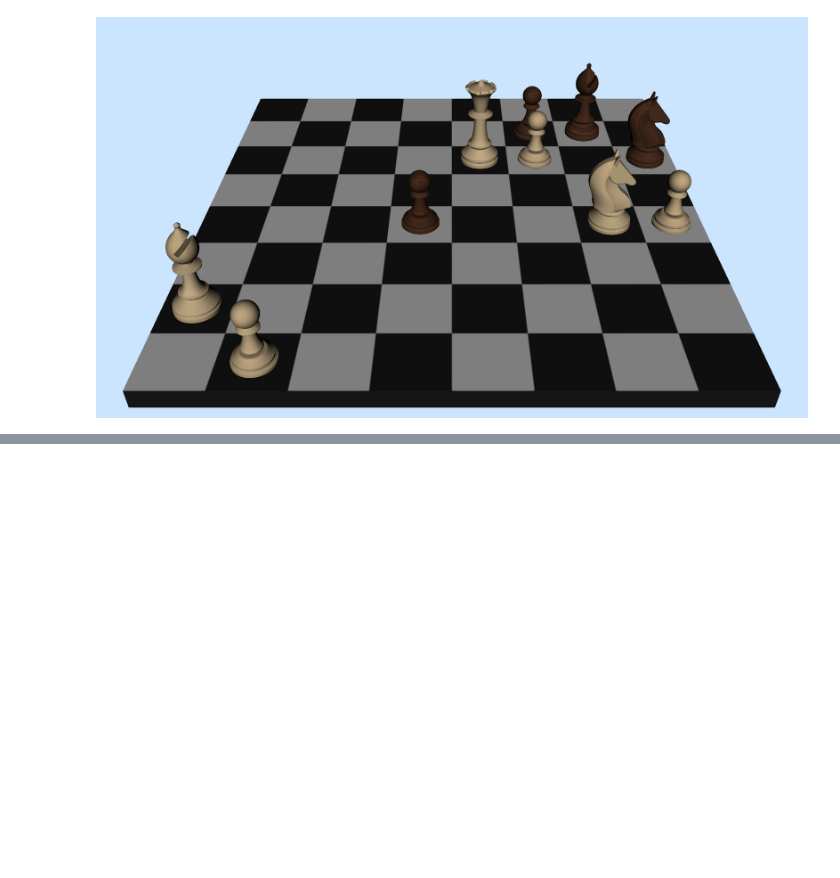
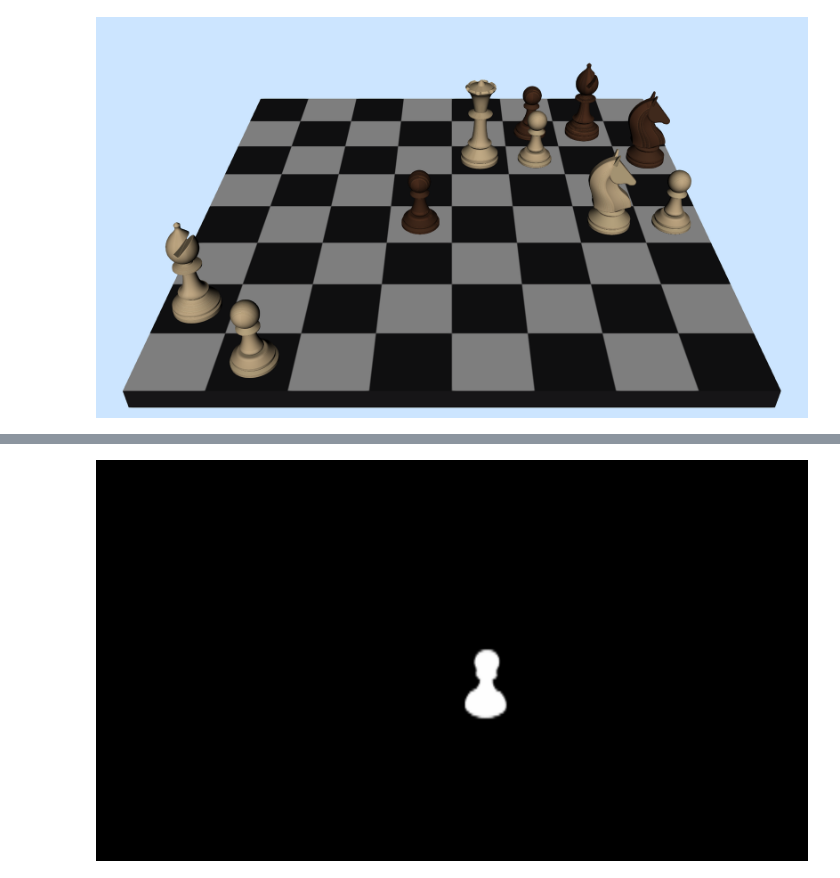
Before and after one commit to elchun/ChessBot, a Jupyter notebook: src/train.ipynb, the cells around one changed output, grey strips where cells are left out. Drawn from its saved outputs; the diff is of its cells as text; code cells hidden in the pictures; blank space fills up the shorter version.

```diff
--- a/src/train.ipynb
+++ b/src/train.ipynb
@@ -218,19 +197,19 @@ dataset_test = torch.utils.data.Subset(dataset_test, indices[-50:])
 
 # Multiprocessing doesn't work in ipynb on mac... might work with cuda tho
 # define training and validation data loaders
+data_loader = torch.utils.data.DataLoader(
+    dataset, batch_size=2, shuffle=True, num_workers=4,
+    collate_fn=utils.collate_fn)
 # data_loader = torch.utils.data.DataLoader(
-#     dataset, batch_size=2, shuffle=True, num_workers=4,
+#     dataset, batch_size=2, shuffle=True, num_workers=0,
 #     collate_fn=utils.collate_fn)
-data_loader = torch.utils.data.DataLoader(
-    dataset, batch_size=2, shuffle=True, num_workers=0,
+
+data_loader_test = torch.utils.data.DataLoader(
+    dataset_test, batch_size=1, shuffle=False, num_workers=4,
     collate_fn=utils.collate_fn)
-
 # data_loader_test = torch.utils.data.DataLoader(
-#     dataset_test, batch_size=1, shuffle=False, num_workers=4,
+#     dataset_test, batch_size=1, shuffle=False, num_workers=0,
 #     collate_fn=utils.collate_fn)
-data_loader_test = torch.utils.data.DataLoader(
-    dataset_test, batch_size=1, shuffle=False, num_workers=0,
-    collate_fn=utils.collate_fn)
 # %%
 device = torch.device('cuda') if torch.cuda.is_available() else torch.device('cpu')
 
@@ -272,0 +298,4 @@ with torch.no_grad():
+# %%
+Image.fromarray(prediction[0]['masks'][0, 0].mul(255).byte().cpu().numpy())
+# %% [output]
+[figure, added]
```
Also changed, not shown: parts of 9 cells of this notebook, 7 other files.
